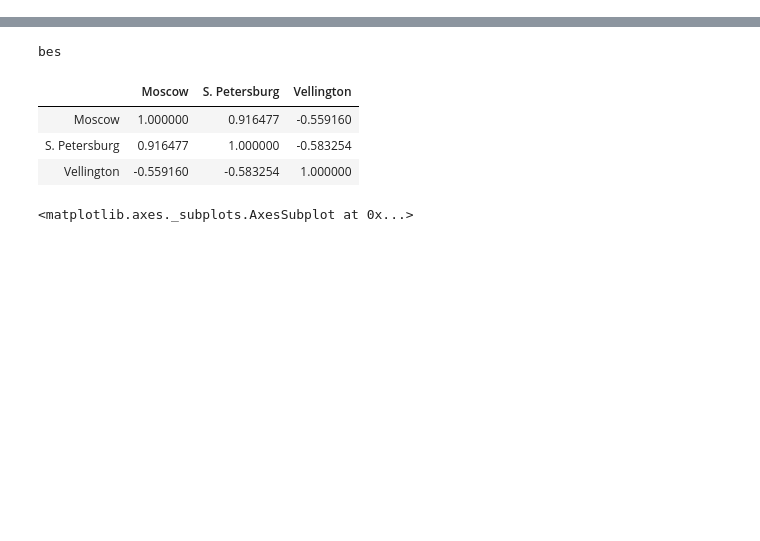
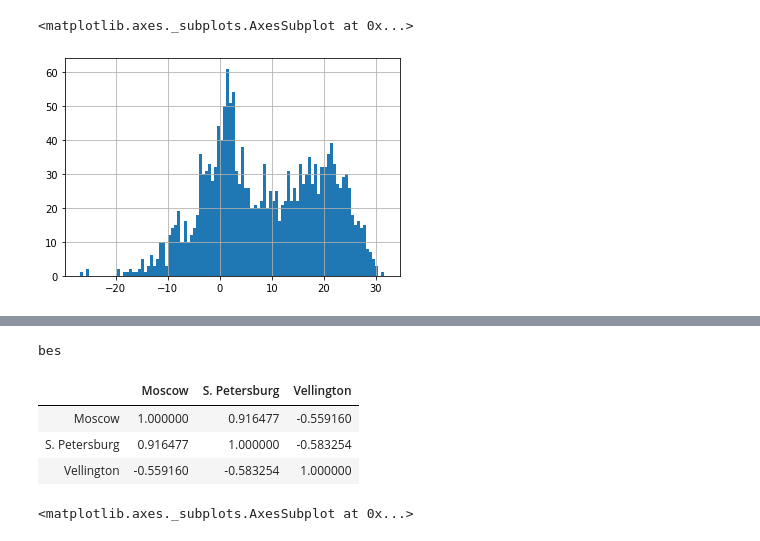
Before and after one commit to anastasiarazb/skillbox-data-analyst-intensive, a Jupyter notebook: Погода 1.ipynb, the cells around one changed output, grey strips where cells are left out. Saved outputs shown, nothing was run; the diff lists cells and outputs as text; code cells hidden in the pictures; blank space fills up the shorter version.

```diff
--- a/Погода 1.ipynb
+++ b/Погода 1.ipynb
@@ -55,0 +99,5 @@ data
+# %%
+msk_day['T'].hist(bins=100)
+# %% [output]
+<matplotlib.axes._subplots.AxesSubplot at 0x...>
+[figure, added]
```
Also changed, not shown: parts of 26 cells of this notebook, 2 other files.
